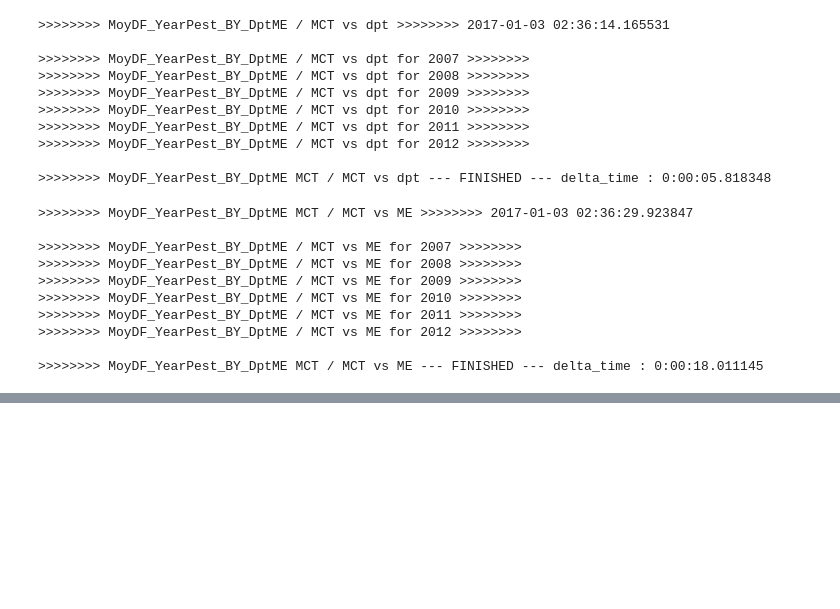
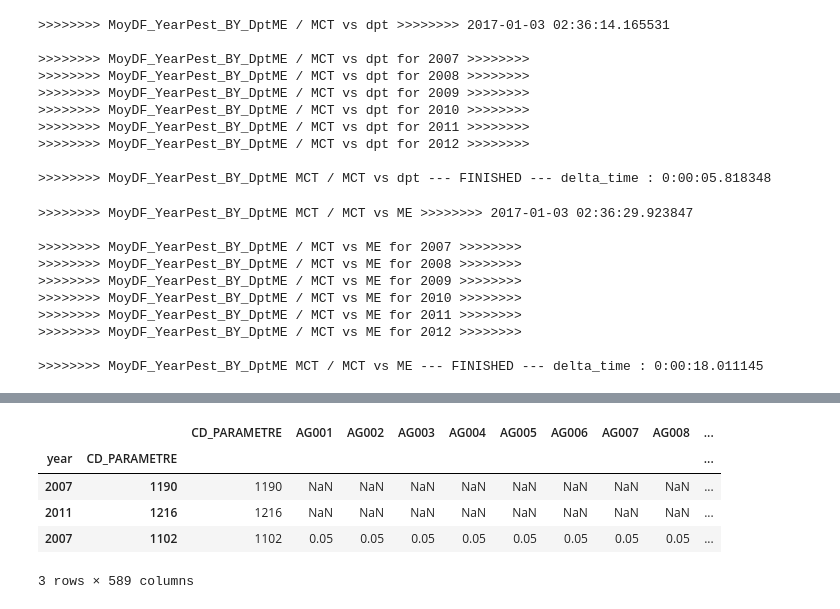
Before and after one commit to JulienParis/hydroviz, a Jupyter notebook: pesticides_analysis_03.ipynb, the cells around one changed output, grey strips where cells are left out. Cells and saved outputs as stored; diff of their text form; code cells hidden in the pictures; blank space fills up the shorter version.

```diff
--- a/pesticides_analysis_03.ipynb
+++ b/pesticides_analysis_03.ipynb
@@ -2091,0 +2214,9 @@ df_AV_ME_web  = df_AV_ME_web.dropna(  axis=0, how="all") # on empty rows
+# %%
+df_AV_ME.sample(3)
+# %% [output]
+|  |  | CD_PARAMETRE | AG001 | AG002 | AG003 | AG004 | AG005 | AG006 | AG007 | AG008 | ... |
+| year | CD_PARAMETRE |  |  |  |  |  |  |  |  |  | ... |
+| 2007 | 1190 | 1190 | NaN | NaN | NaN | NaN | NaN | NaN | NaN | NaN | ... |
+| 2011 | 1216 | 1216 | NaN | NaN | NaN | NaN | NaN | NaN | NaN | NaN | ... |
+| 2007 | 1102 | 1102 | 0.05 | 0.05 | 0.05 | 0.05 | 0.05 | 0.05 | 0.05 | 0.05 | ... |
+3 rows × 589 columns
```
Also changed, not shown: parts of 36 cells of this notebook, 5 other files.
